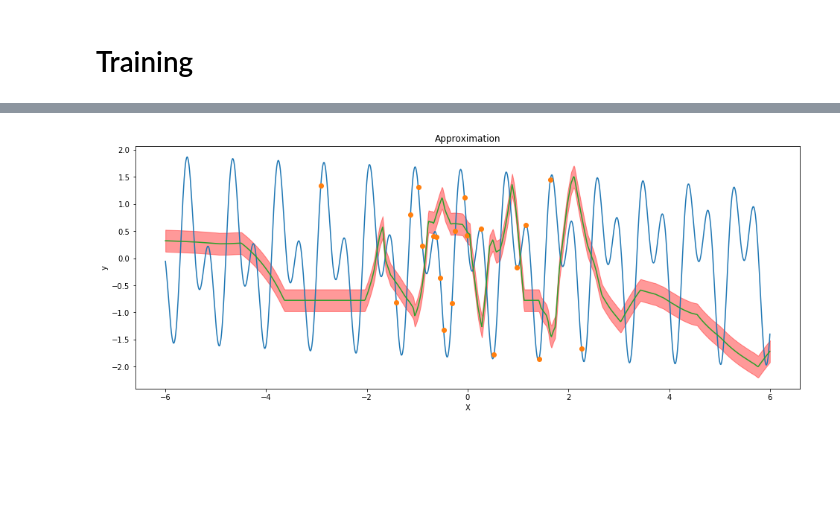
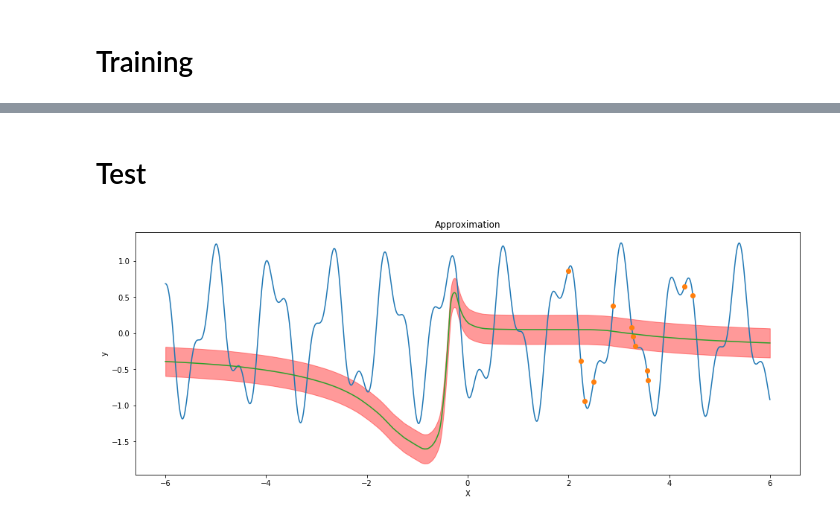
Before and after one commit to egornuzhin/bml_deep_prior, a Jupyter notebook: deep_prior.ipynb, the cells around one changed output, grey strips where cells are left out. Drawn from its saved outputs; the diff is of its cells as text; code cells hidden in the pictures; blank space fills up the shorter version.

```diff
--- a/deep_prior.ipynb
+++ b/deep_prior.ipynb
@@ -140,9 +140,10 @@ class Encoder(nn.Module):
         S = S.mean(0)
 
         self.mu_z = self.fc_last_mu(S)
-        self.sigma_z = (self.fc_last_sigma(S)-10).exp() # экспонента чтобы не было отрицательных значений дисперсии
+        self.s = self.fc_last_sigma(S)
+        self.sigma_z = self.s.exp() # экспонента чтобы не было отрицательных значений дисперсии
 
-        return self.mu_z, self.sigma_z
+        return self.mu_z, self.sigma_z, self.s
 # %% [markdown]
 $$\ln p(D) \ge \sum_j E_{N(z | 0, 1)} \sum_i \ln p(y_{ij} | x_{ij}, h_\alpha(\mu_z+\Sigma_z^{1/2} z)) - \sum_j KL(q_{\theta_j}(z_j, S_j) || p(z_j)) $$
 
@@ -165,7 +166,7 @@ class DeepPrior(nn.Module):
         in_y = 1
         self.in_z = in_z
 
-        self.encoder = Encoder(in_x+in_y, dim_middle, self.in_z, n_enc_layers)
+        self.encoder = Encoder(in_x+in_y, self.in_z, self.in_z, n_enc_layers)
         self.decoder = Decoder(in_z, in_x, dim_middle, dim_out, n_dec_layers)
 
         self.ELBO = {}
@@ -178,7 +179,7 @@ class DeepPrior(nn.Module):
         # now let compute stohastic part
         S = torch.cat([X, y], dim = -1)
         if verbose: print('S', S.shape)
-        mu_z, sigma_z = self.encoder(S)
+        mu_z, sigma_z, _  = self.encoder(S)
         if verbose: print('mu_z, sigma_z', mu_z.shape, sigma_z.shape)
         sigma_z = sigma_z.pow(1/2)
 
@@ -230,7 +231,7 @@ class DeepPrior(nn.Module):
 
         S = torch.cat([X, y], dim = -1)
         if verbose: print('S', S.shape)
-        mu_z, sigma_z = self.encoder(S)
+        mu_z, sigma_z, _  = self.encoder(S)
 
 #         sigma_z = sigma_z.pow(1/2)
 #         N_batch = 1
@@ -300,8 +305,8 @@ def train_model(num_epochs=20, batchsize = 10, verbose=True, plot_every = 100):
 # оптимайзер
 from torch import optim
 from itertools import chain
-model = DeepPrior(in_x=1, in_z=128, dim_middle=128, dim_out=1, n_enc_layers=4, n_dec_layers=4)
-optimizer = optim.Adam(model.parameters(), lr=0.01)
+model = DeepPrior(in_x=1, in_z=32, dim_middle=128, dim_out=1, n_enc_layers=4, n_dec_layers=4)
+optimizer = optim.Adam(model.parameters(), lr=0.001)
 # %%
 def plot_f(params, dataset, num_points=1000):
     """
@@ -358,5 +846,8 @@ test_set, test_param = generate_dataset(1, Size=20)
+# %% [markdown]
+# Test
 # %%
+test_set, test_param = generate_dataset(1, Size=12)
 verbose = False
 plot_f(test_param, test_set[0])
 # %% [output]
-[figure, old version]
+[figure, new version]
```
Also changed, not shown: parts of 27 cells of this notebook.
